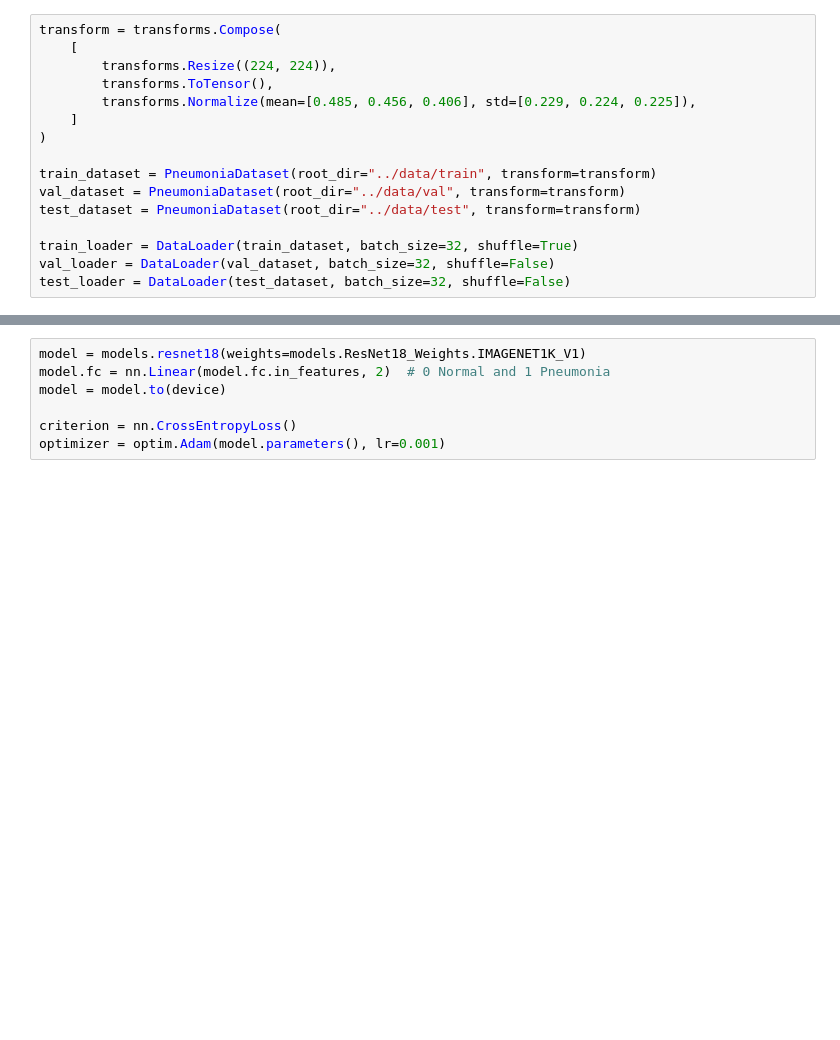
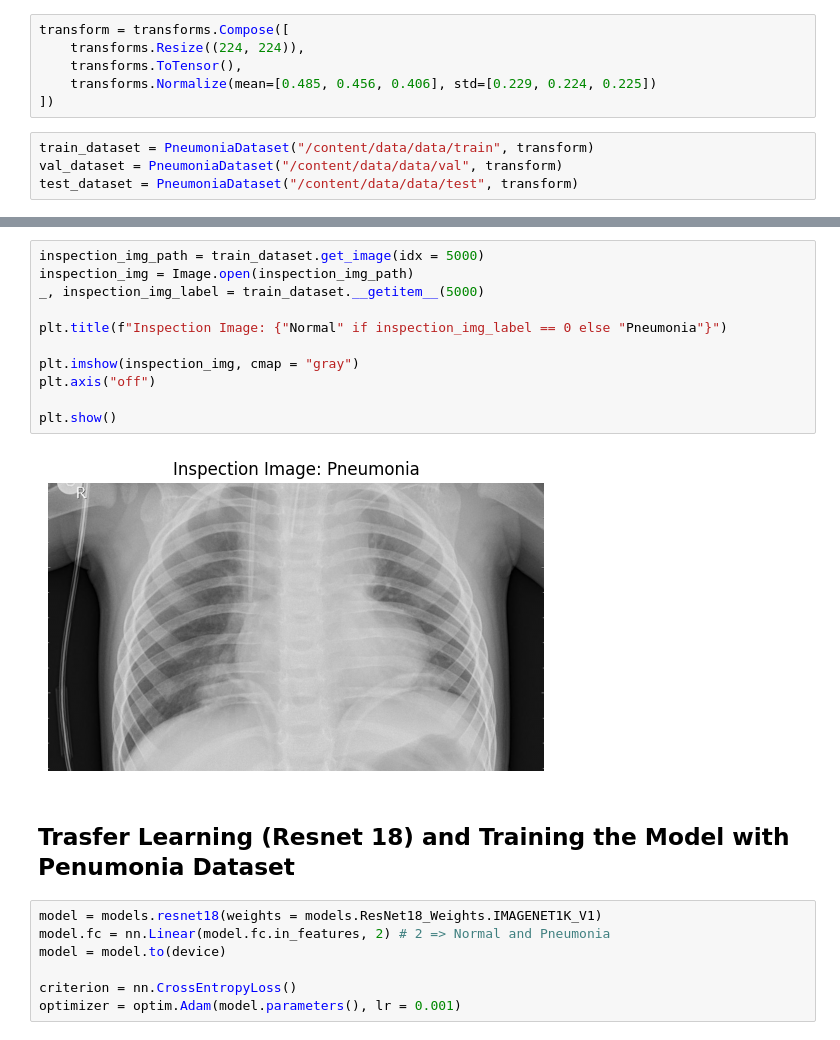
Before and after one commit to ShrDar/Pneumonia-Classifier-CNN, a Jupyter notebook: backend/notebooks/model_train.ipynb, the cells around one changed output, grey strips where cells are left out. Saved outputs shown, nothing was run; the diff lists cells and outputs as text; blank space fills up the shorter version.

```diff
--- a/backend/notebooks/model_train.ipynb
+++ b/backend/notebooks/model_train.ipynb
@@ -42,16 +70,10 @@ class PneumoniaDataset(Dataset):
 # %%
-transform = transforms.Compose(
-    [
-        transforms.Resize((224, 224)),
-        transforms.ToTensor(),
-        transforms.Normalize(mean=[0.485, 0.456, 0.406], std=[0.229, 0.224, 0.225]),
-    ]
-)
-
-train_dataset = PneumoniaDataset(root_dir="../data/train", transform=transform)
-val_dataset = PneumoniaDataset(root_dir="../data/val", transform=transform)
-test_dataset = PneumoniaDataset(root_dir="../data/test", transform=transform)
-
-train_loader = DataLoader(train_dataset, batch_size=32, shuffle=True)
-val_loader = DataLoader(val_dataset, batch_size=32, shuffle=False)
-test_loader = DataLoader(test_dataset, batch_size=32, shuffle=False)
+transform = transforms.Compose([
+    transforms.Resize((224, 224)),
+    transforms.ToTensor(),
+    transforms.Normalize(mean=[0.485, 0.456, 0.406], std=[0.229, 0.224, 0.225])
+])
+# %%
+train_dataset = PneumoniaDataset("/content/data/data/train", transform)
+val_dataset = PneumoniaDataset("/content/data/data/val", transform)
+test_dataset = PneumoniaDataset("/content/data/data/test", transform)
@@ -58,10 +84,25 @@ test_loader = DataLoader(test_dataset, batch_size=32, shuffle=False)
+# %%
+inspection_img_path = train_dataset.get_image(idx = 5000)
+inspection_img = Image.open(inspection_img_path)
+_, inspection_img_label = train_dataset.__getitem__(5000)
+
+plt.title(f"Inspection Image: {"Normal" if inspection_img_label == 0 else "Pneumonia"}")
+
+plt.imshow(inspection_img, cmap = "gray")
+plt.axis("off")
+
+plt.show()
+# %% [output]
+[figure, added]
+# %% [markdown]
+## Trasfer Learning (Resnet 18) and Training the Model with Penumonia Dataset
 # %%
-model = models.resnet18(weights=models.ResNet18_Weights.IMAGENET1K_V1)
-model.fc = nn.Linear(model.fc.in_features, 2)  # 0 Normal and 1 Pneumonia
+model = models.resnet18(weights = models.ResNet18_Weights.IMAGENET1K_V1)
+model.fc = nn.Linear(model.fc.in_features, 2) # 2 => Normal and Pneumonia
 model = model.to(device)
 
 criterion = nn.CrossEntropyLoss()
-optimizer = optim.Adam(model.parameters(), lr=0.001)
+optimizer = optim.Adam(model.parameters(), lr = 0.001)
 # %%
 epochs = 10
 
```
Also changed, not shown: parts of 14 cells of this notebook.
